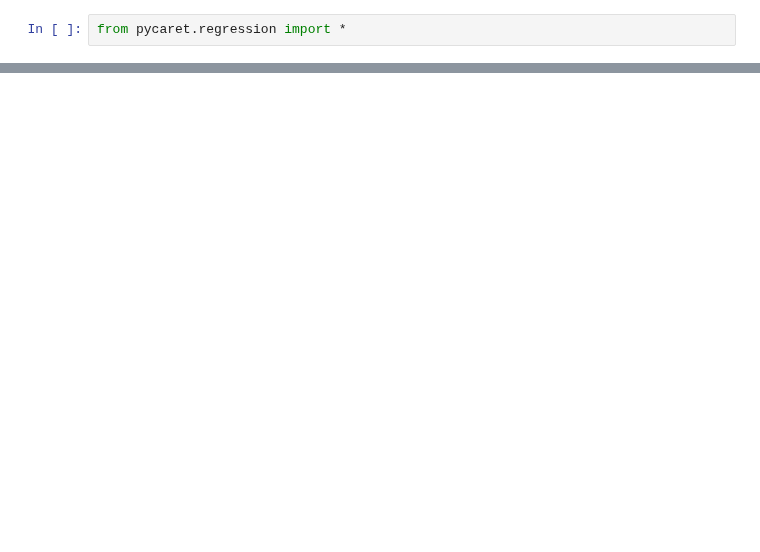
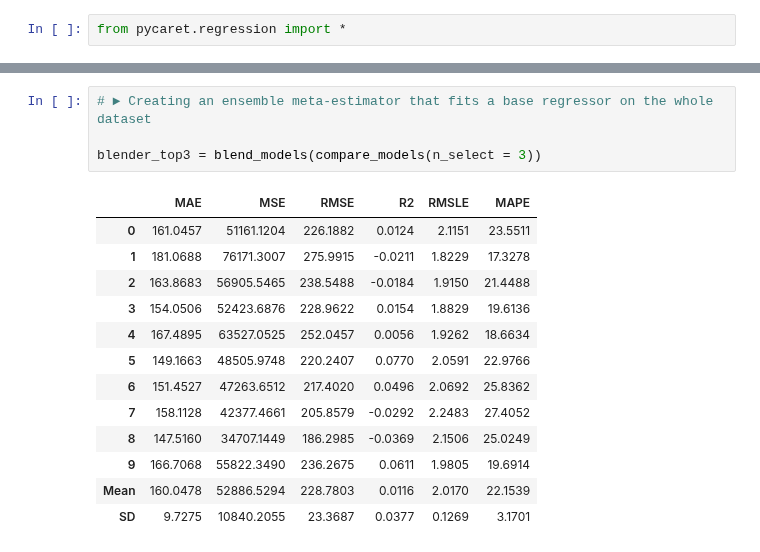
Before and after one commit to juan-ivan-NV/Btc_trading, a Jupyter notebook: Full_extraction_and_forec_version_1_1.ipynb, the cells around one changed output, grey strips where cells are left out. Drawn from its saved outputs; the diff is of its cells as text; blank space fills up the shorter version.

```diff
--- a/Full_extraction_and_forec_version_1_1.ipynb
+++ b/Full_extraction_and_forec_version_1_1.ipynb
@@ -463,0 +450,18 @@ ImportError: ignored
+# %%
+# ► Creating an ensemble meta-estimator that fits a base regressor on the whole dataset
+
+blender_top3 = blend_models(compare_models(n_select = 3))
+# %% [output]
+|  | MAE | MSE | RMSE | R2 | RMSLE | MAPE |
+| 0 | 161.0457 | 51161.1204 | 226.1882 | 0.0124 | 2.1151 | 23.5511 |
+| 1 | 181.0688 | 76171.3007 | 275.9915 | -0.0211 | 1.8229 | 17.3278 |
+| 2 | 163.8683 | 56905.5465 | 238.5488 | -0.0184 | 1.9150 | 21.4488 |
+| 3 | 154.0506 | 52423.6876 | 228.9622 | 0.0154 | 1.8829 | 19.6136 |
+| 4 | 167.4895 | 63527.0525 | 252.0457 | 0.0056 | 1.9262 | 18.6634 |
+| 5 | 149.1663 | 48505.9748 | 220.2407 | 0.0770 | 2.0591 | 22.9766 |
+| 6 | 151.4527 | 47263.6512 | 217.4020 | 0.0496 | 2.0692 | 25.8362 |
+| 7 | 158.1128 | 42377.4661 | 205.8579 | -0.0292 | 2.2483 | 27.4052 |
+| 8 | 147.5160 | 34707.1449 | 186.2985 | -0.0369 | 2.1506 | 25.0249 |
+| 9 | 166.7068 | 55822.3490 | 236.2675 | 0.0611 | 1.9805 | 19.6914 |
+| Mean | 160.0478 | 52886.5294 | 228.7803 | 0.0116 | 2.0170 | 22.1539 |
+| SD | 9.7275 | 10840.2055 | 23.3687 | 0.0377 | 0.1269 | 3.1701 |
```
Also changed, not shown: parts of 21 cells of this notebook.
